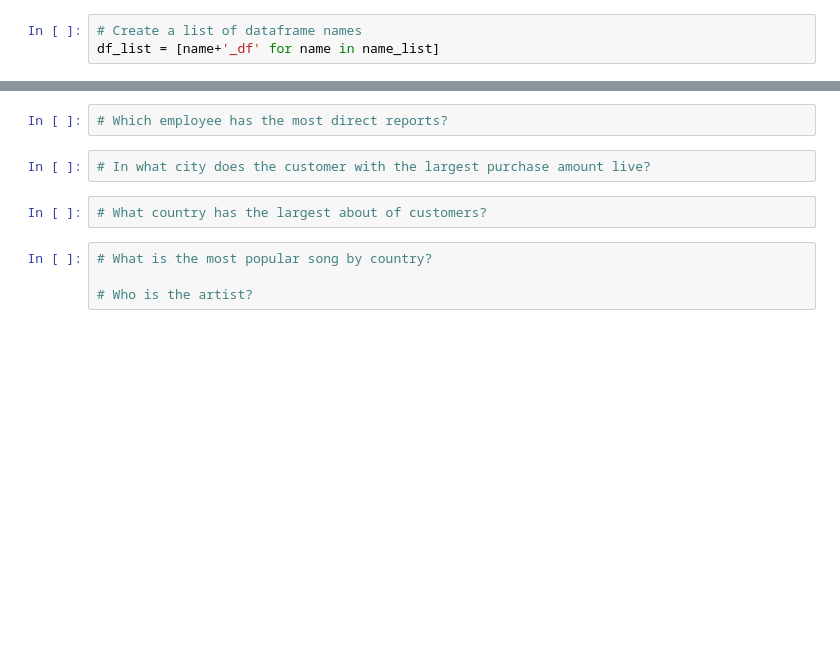
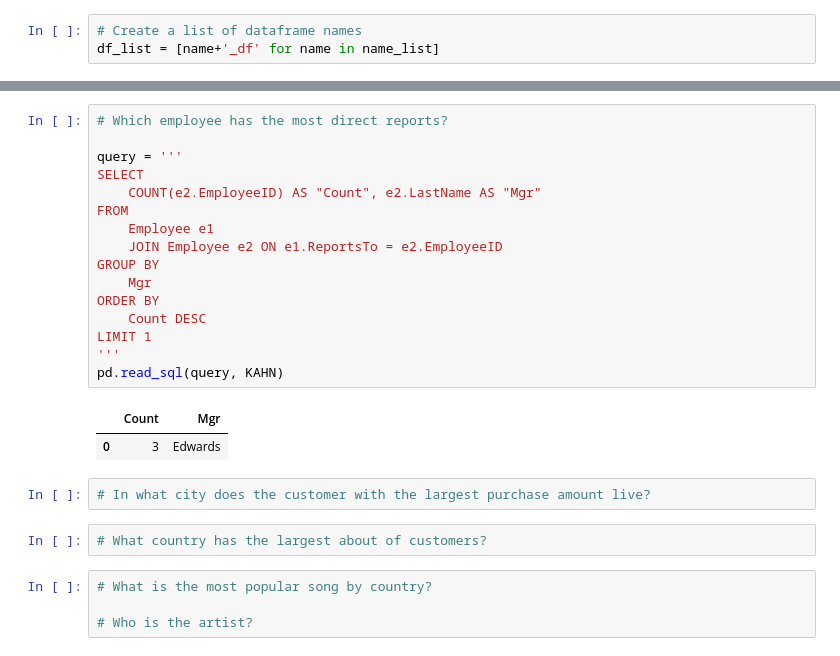
Before and after one commit to Cameron0Tavares/NTL-DS-062722, a Jupyter notebook: sql_practice/sql_practice.ipynb, the cells around one changed output, grey strips where cells are left out. Saved outputs shown, nothing was run; the diff lists cells and outputs as text; blank space fills up the shorter version.

```diff
--- a/sql_practice/sql_practice.ipynb
+++ b/sql_practice/sql_practice.ipynb
@@ -92,5 +270,22 @@ for df in df_list:
-# %%
-# Which employee has the most direct reports?
+# %%
+# Which employee has the most direct reports?
+
+query = '''
+SELECT
+    COUNT(e2.EmployeeID) AS "Count", e2.LastName AS "Mgr"
+FROM
+    Employee e1
+    JOIN Employee e2 ON e1.ReportsTo = e2.EmployeeID
+GROUP BY
+    Mgr
+ORDER BY
+    Count DESC
+LIMIT 1
+'''
+pd.read_sql(query, KAHN)
+# %% [output]
+|  | Count | Mgr |
+| 0 | 3 | Edwards |
 # %%
 # In what city does the customer with the largest purchase amount live?
 # %%
```
Also changed, not shown: parts of 18 cells of this notebook, 4 other files.
